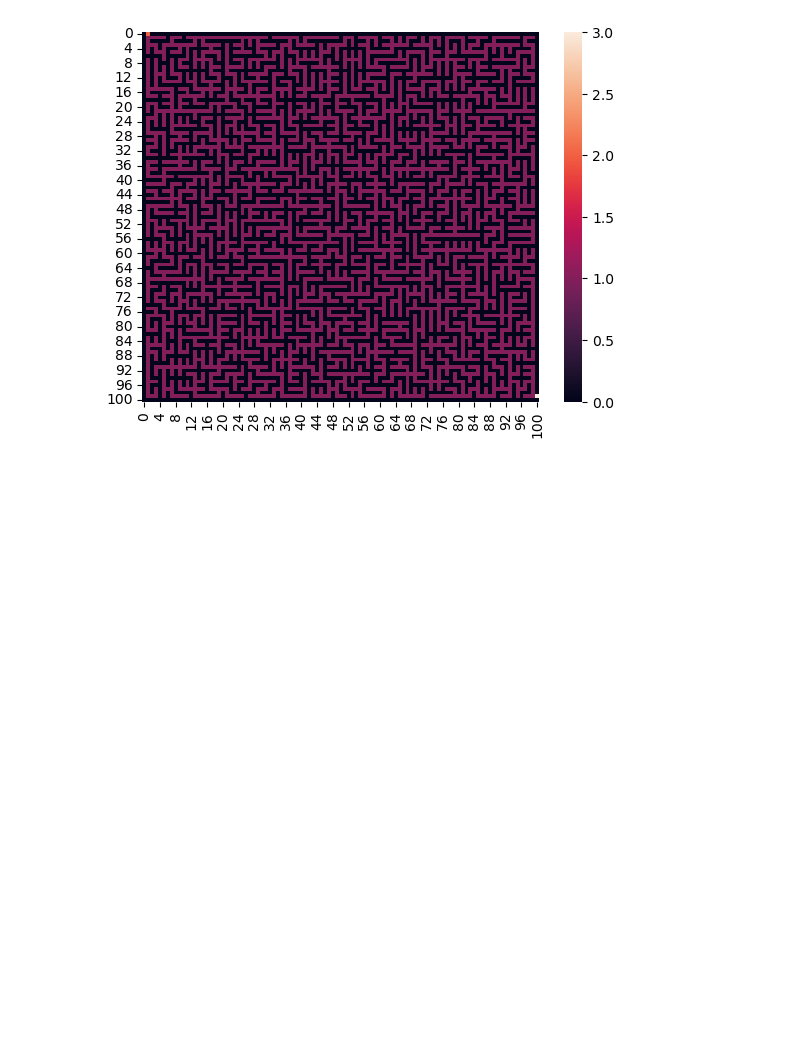
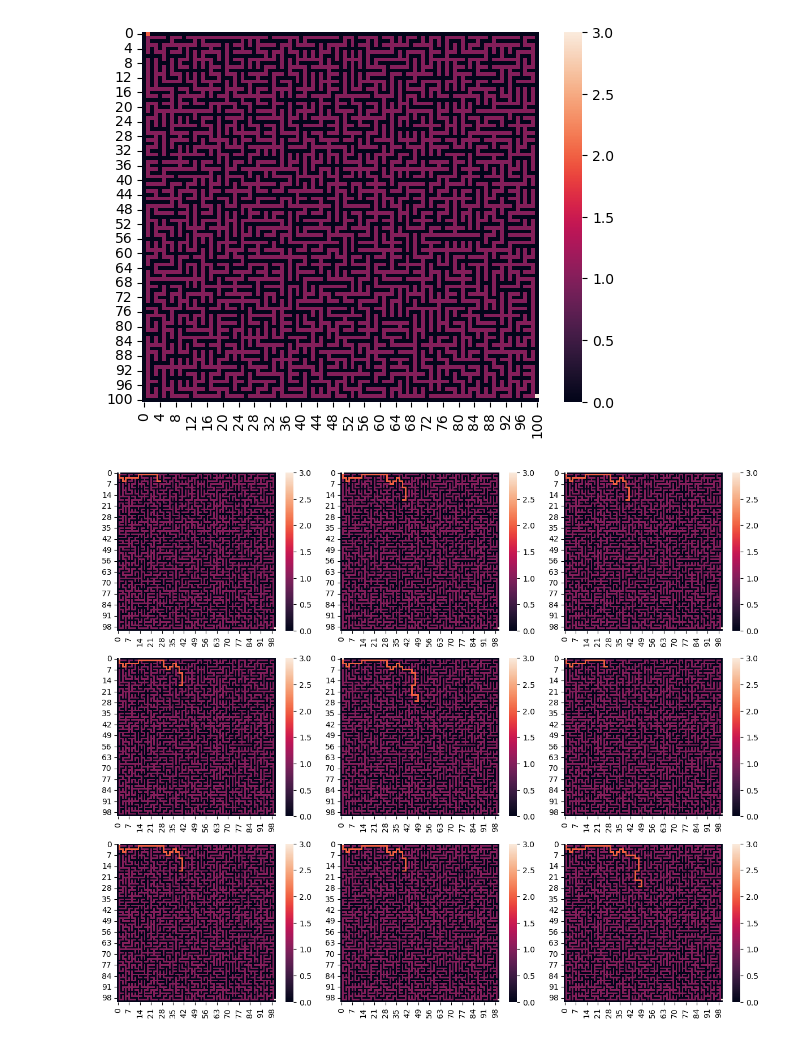
Before and after one commit to ThiagoBrandenburg/Implementacoes-IA, a Jupyter notebook: AlgoritmoGenetico/labirinto50.ipynb, the cells around one changed output. Drawn from its saved outputs; the diff is of its cells as text; code cells hidden in the pictures; blank space fills up the shorter version.

Commit message:
Adição do labirinto 50 x 50

```diff
--- a/AlgoritmoGenetico/labirinto50.ipynb
+++ b/AlgoritmoGenetico/labirinto50.ipynb
@@ -62,13 +62,16 @@ ambientes = Parallel(n_jobs=-1)(
     delayed(run)(ambiente) for ambiente in ambientes
 )
 # %%
+problem = Labirinto()
 fig, axes = plt.subplots(3,3,figsize=(12,10))
 for i in range(3):
     for j in range(3):
         aux_ambiente = ambientes[i +3*j]
-        best = problem.decode(aux_ambiente.elite_population[0])
-        matrix = problem.get_matrix(best)
+        best = aux_ambiente.problem.decode(aux_ambiente.elite_population[0])
+        matrix = aux_ambiente.problem.get_matrix(best)
         sns.heatmap(matrix,ax=axes[i][j])
         #frase = 'Execução #'+str(j+1)
 
 plt.tight_layout()
+# %% [output]
+[figure, added]
```
